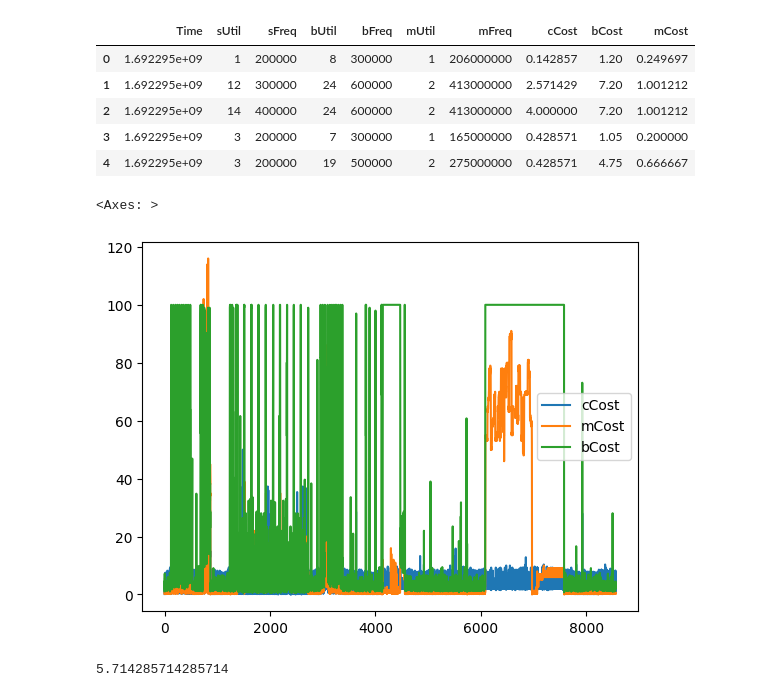
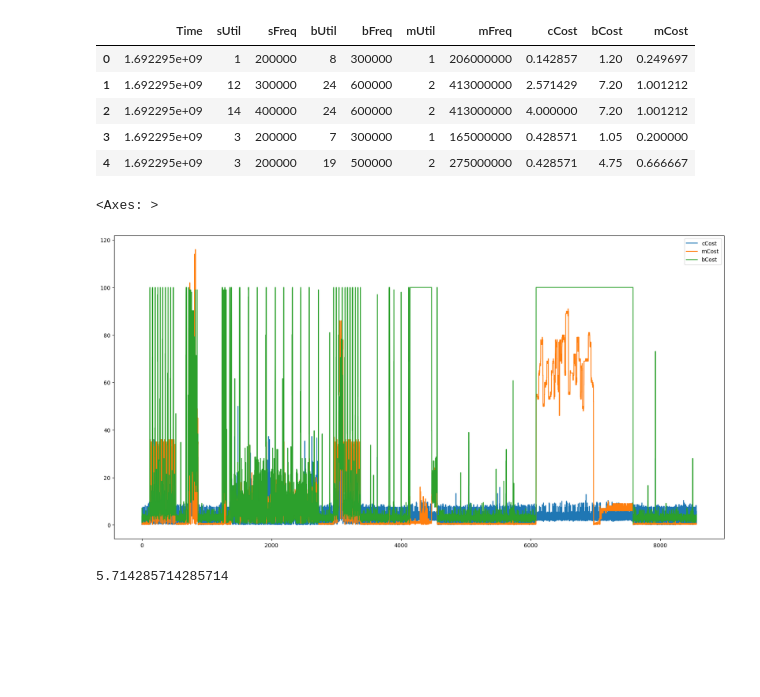
Before and after one commit to dipayan2/ARMAModel, a Jupyter notebook: ModelingUtil.ipynb, the cells around one changed output. Saved outputs shown, nothing was run; the diff lists cells and outputs as text; code cells hidden in the pictures; blank space fills up the shorter version.

```diff
--- a/ModelingUtil.ipynb
+++ b/ModelingUtil.ipynb
@@ -219,10 +219,11 @@ complete_data.head()
 | 3 | 1.692295e+09 | 3 | 200000 | 7 | 300000 | 1 | 165000000 | 0.428571 | 1.05 | 0.200000 |
 | 4 | 1.692295e+09 | 3 | 200000 | 19 | 500000 | 2 | 275000000 | 0.428571 | 4.75 | 0.666667 |
 # %%
-complete_data[['cCost','mCost','bCost']].plot()
+
+complete_data[['cCost','mCost','bCost']].plot(figsize=(20, 10))
 # %% [output]
 <Axes: >
-[figure, old version]
+[figure, new version]
 # %%
 complete_data['cCost'][8559]
 # %% [output]
```
Also changed, not shown: 3 other files.
